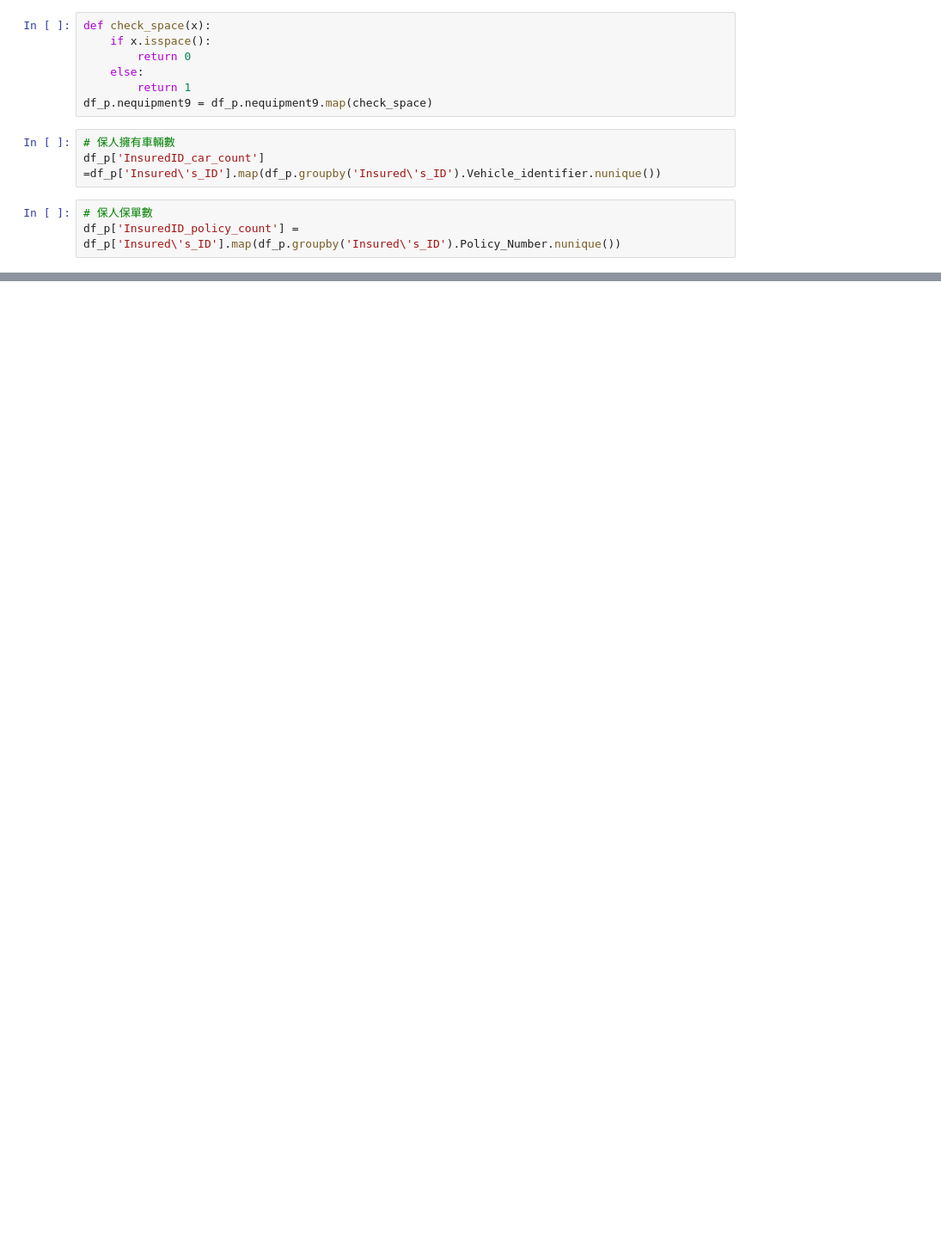
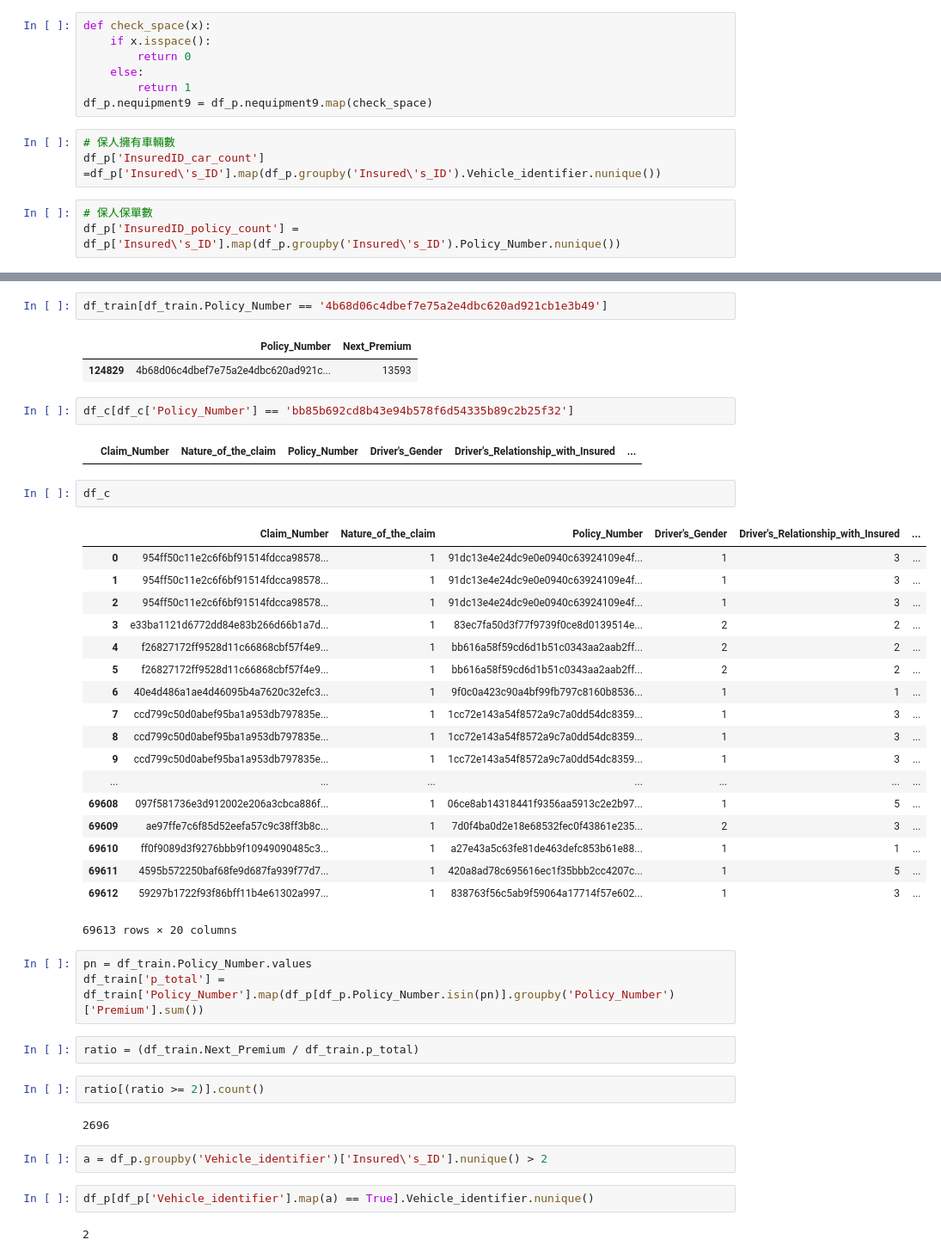
Before and after one commit to taipingeric/tbddd, a Jupyter notebook: feature engineering.ipynb, the cells around one changed output, grey strips where cells are left out. Shown at 86% size. Cells and saved outputs as stored; diff of their text form; blank space fills up the shorter version.

```diff
--- a/feature engineering.ipynb
+++ b/feature engineering.ipynb
@@ -164,0 +345,45 @@ df_p['InsuredID_policy_count'] = df_p['Insured\'s_ID'].map(df_p.groupby('Insured
+# %%
+df_train[df_train.Policy_Number == '4b68d06c4dbef7e75a2e4dbc620ad921cb1e3b49']
+# %% [output]
+|  | Policy_Number | Next_Premium |
+| 124829 | 4b68d06c4dbef7e75a2e4dbc620ad921c... | 13593 |
+# %%
+df_c[df_c['Policy_Number'] == 'bb85b692cd8b43e94b578f6d54335b89c2b25f32']
+# %% [output]
+|  | Claim_Number | Nature_of_the_claim | Policy_Number | Driver's_Gender | Driver's_Relationship_with_Insured | ... |
+# %%
+df_c
+# %% [output]
+|  | Claim_Number | Nature_of_the_claim | Policy_Number | Driver's_Gender | Driver's_Relationship_with_Insured | ... |
+| 0 | 954ff50c11e2c6f6bf91514fdcca98578... | 1 | 91dc13e4e24dc9e0e0940c63924109e4f... | 1 | 3 | ... |
+| 1 | 954ff50c11e2c6f6bf91514fdcca98578... | 1 | 91dc13e4e24dc9e0e0940c63924109e4f... | 1 | 3 | ... |
+| 2 | 954ff50c11e2c6f6bf91514fdcca98578... | 1 | 91dc13e4e24dc9e0e0940c63924109e4f... | 1 | 3 | ... |
+| 3 | e33ba1121d6772dd84e83b266d66b1a7d... | 1 | 83ec7fa50d3f77f9739f0ce8d0139514e... | 2 | 2 | ... |
+| 4 | f26827172ff9528d11c66868cbf57f4e9... | 1 | bb616a58f59cd6d1b51c0343aa2aab2ff... | 2 | 2 | ... |
+| 5 | f26827172ff9528d11c66868cbf57f4e9... | 1 | bb616a58f59cd6d1b51c0343aa2aab2ff... | 2 | 2 | ... |
+| 6 | 40e4d486a1ae4d46095b4a7620c32efc3... | 1 | 9f0c0a423c90a4bf99fb797c8160b8536... | 1 | 1 | ... |
+| 7 | ccd799c50d0abef95ba1a953db797835e... | 1 | 1cc72e143a54f8572a9c7a0dd54dc8359... | 1 | 3 | ... |
+| 8 | ccd799c50d0abef95ba1a953db797835e... | 1 | 1cc72e143a54f8572a9c7a0dd54dc8359... | 1 | 3 | ... |
+| 9 | ccd799c50d0abef95ba1a953db797835e... | 1 | 1cc72e143a54f8572a9c7a0dd54dc8359... | 1 | 3 | ... |
+| ... | ... | ... | ... | ... | ... | ... |
+| 69608 | 097f581736e3d912002e206a3cbca886f... | 1 | 06ce8ab14318441f9356aa5913c2e2b97... | 1 | 5 | ... |
+| 69609 | ae97ffe7c6f85d52eefa57c9c38ff3b8c... | 1 | 7d0f4ba0d2e18e68532fec0f43861e235... | 2 | 3 | ... |
+| 69610 | ff0f9089d3f9276bbb9f10949090485c3... | 1 | a27e43a5c63fe81de463defc853b61e88... | 1 | 1 | ... |
+| 69611 | 4595b572250baf68fe9d687fa939f77d7... | 1 | 420a8ad78c695616ec1f35bbb2cc4207c... | 1 | 5 | ... |
+| 69612 | 59297b1722f93f86bff11b4e61302a997... | 1 | 838763f56c5ab9f59064a17714f57e602... | 1 | 3 | ... |
+69613 rows × 20 columns
+# %%
+pn = df_train.Policy_Number.values
+df_train['p_total'] = df_train['Policy_Number'].map(df_p[df_p.Policy_Number.isin(pn)].groupby('Policy_Number')['Premium'].sum())
+# %%
+ratio = (df_train.Next_Premium / df_train.p_total)
+# %%
+ratio[(ratio >= 2)].count()
+# %% [output]
+2696
+# %%
+a = df_p.groupby('Vehicle_identifier')['Insured\'s_ID'].nunique() > 2
+# %%
+df_p[df_p['Vehicle_identifier'].map(a) == True].Vehicle_identifier.nunique()
+# %% [output]
+2
```
Also changed, not shown: parts of 42 cells of this notebook, 1 other file.
